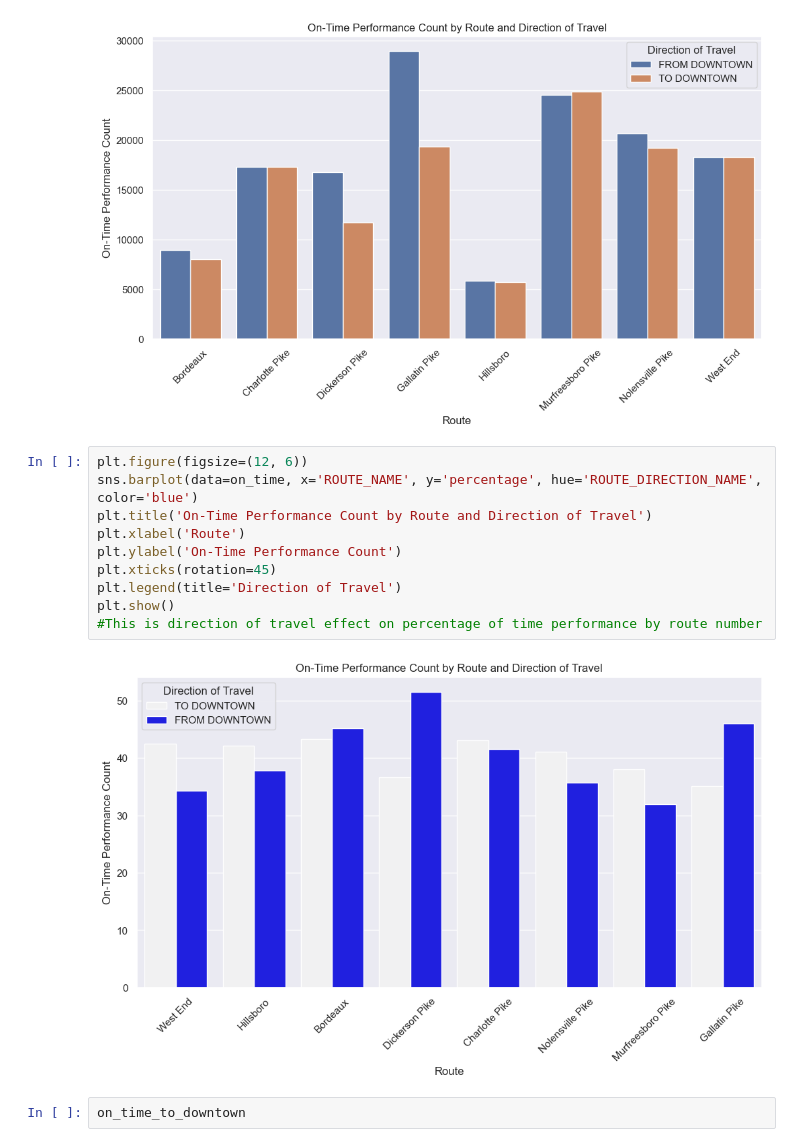
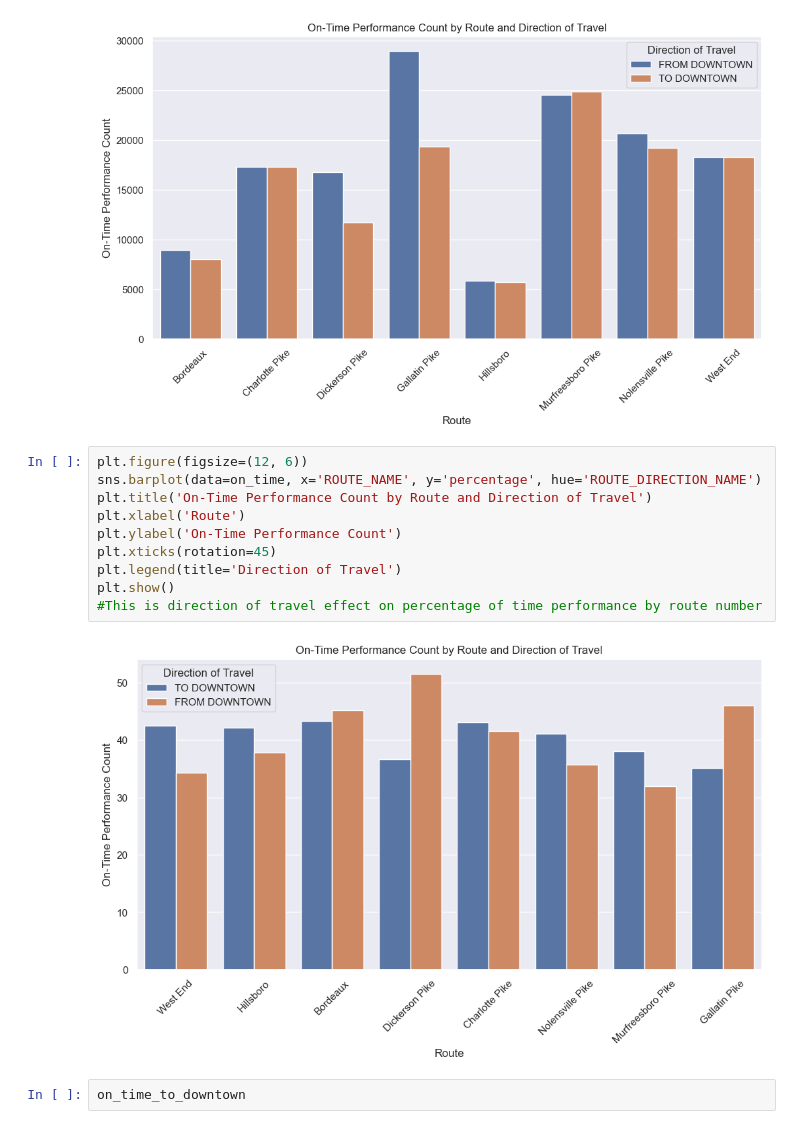
Before and after one commit to NSS-Data-Analytics-Cohort-11/wego-new-california-republic, a Jupyter notebook: notebooks/WeGo Data Introduction.ipynb, the cells around one changed output. Cells and saved outputs as stored; diff of their text form.

```diff
--- a/notebooks/WeGo Data Introduction.ipynb
+++ b/notebooks/WeGo Data Introduction.ipynb
@@ -520,16 +539,16 @@ plt.show()
 [figure]
 # %%
 plt.figure(figsize=(12, 6))
-sns.barplot(data=on_time, x='ROUTE_NAME', y='percentage', hue='ROUTE_DIRECTION_NAME', color='blue')
+sns.barplot(data=on_time, x='ROUTE_NAME', y='percentage', hue='ROUTE_DIRECTION_NAME')
 plt.title('On-Time Performance Count by Route and Direction of Travel')
 plt.xlabel('Route')
 plt.ylabel('On-Time Performance Count')
 plt.xticks(rotation=45)
 plt.legend(title='Direction of Travel')
 plt.show()
 #This is direction of travel effect on percentage of time performance by route number
 # %% [output]
-[figure, old version]
+[figure, new version]
 # %%
 on_time_to_downtown
 # %% [output]
```
Also changed, not shown: parts of 35 cells of this notebook.
